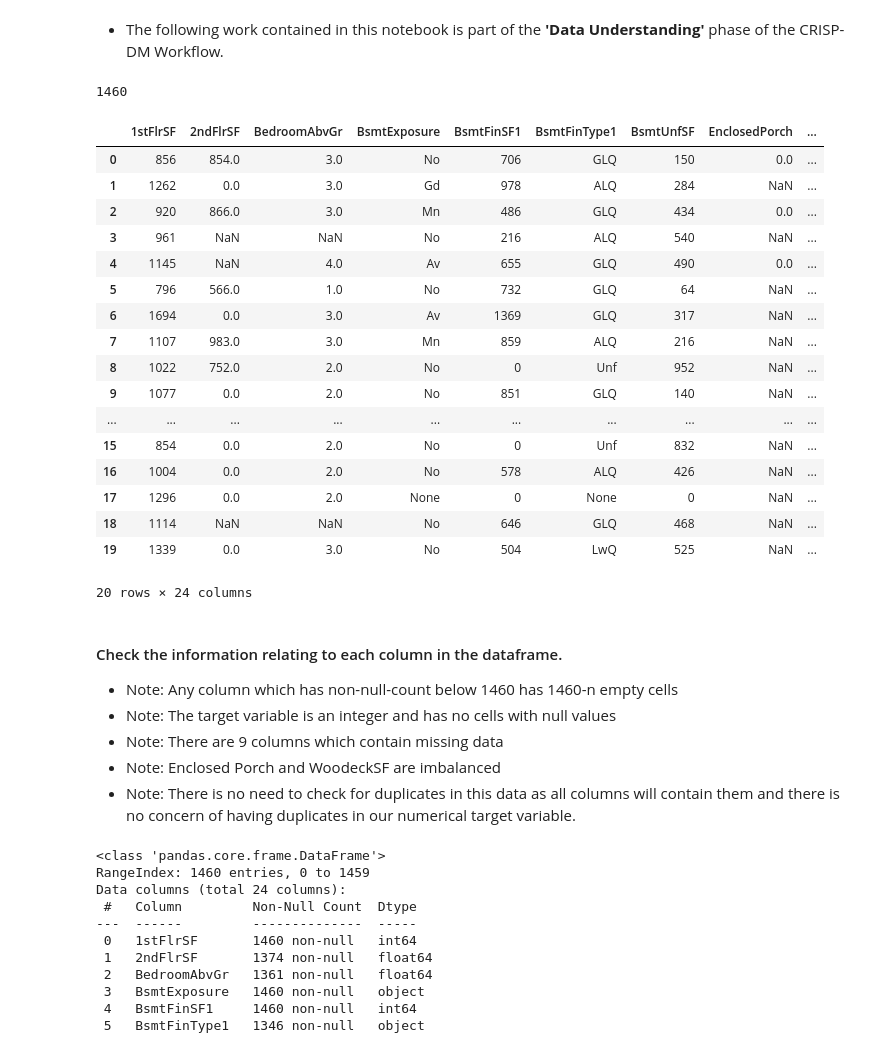
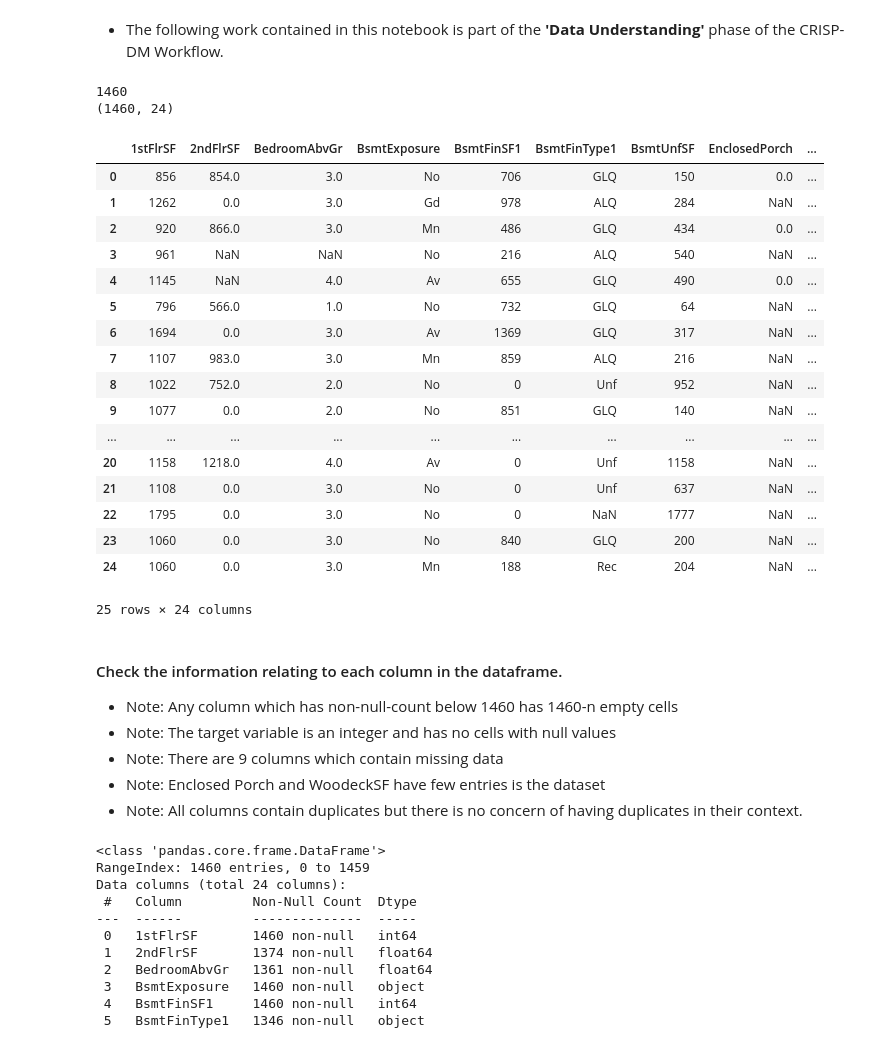
Before and after one commit to gfpkelly1986/milestone-project-heritage-housing-issues, a Jupyter notebook: jupyter_notebooks/Data-Collection.ipynb, the cells around one changed output. Drawn from its saved outputs; the diff is of its cells as text; code cells hidden in the pictures.

```diff
--- a/jupyter_notebooks/Data-Collection.ipynb
+++ b/jupyter_notebooks/Data-Collection.ipynb
@@ -114,36 +117,38 @@ Archive:  inputs/datasets/raw/housing-prices-data.zip
 # %%
 import pandas as pd
 
 df_house_prices_records = pd.read_csv(f"inputs/datasets/raw/house-price-20211124T154130Z-001/house-price/house_prices_records.csv")
 print(len(df_house_prices_records))
-df_house_prices_records.head(20)
+print(df_house_prices_records.shape)
+df_house_prices_records.head(25)
 # %% [output]
 1460
+(1460, 24)
 |  | 1stFlrSF | 2ndFlrSF | BedroomAbvGr | BsmtExposure | BsmtFinSF1 | BsmtFinType1 | BsmtUnfSF | EnclosedPorch | ... |
 | 0 | 856 | 854.0 | 3.0 | No | 706 | GLQ | 150 | 0.0 | ... |
 | 1 | 1262 | 0.0 | 3.0 | Gd | 978 | ALQ | 284 | NaN | ... |
 | 2 | 920 | 866.0 | 3.0 | Mn | 486 | GLQ | 434 | 0.0 | ... |
 | 3 | 961 | NaN | NaN | No | 216 | ALQ | 540 | NaN | ... |
 | 4 | 1145 | NaN | 4.0 | Av | 655 | GLQ | 490 | 0.0 | ... |
 | 5 | 796 | 566.0 | 1.0 | No | 732 | GLQ | 64 | NaN | ... |
 | 6 | 1694 | 0.0 | 3.0 | Av | 1369 | GLQ | 317 | NaN | ... |
 | 7 | 1107 | 983.0 | 3.0 | Mn | 859 | ALQ | 216 | NaN | ... |
 | 8 | 1022 | 752.0 | 2.0 | No | 0 | Unf | 952 | NaN | ... |
 | 9 | 1077 | 0.0 | 2.0 | No | 851 | GLQ | 140 | NaN | ... |
 | ... | ... | ... | ... | ... | ... | ... | ... | ... | ... |
-| 15 | 854 | 0.0 | 2.0 | No | 0 | Unf | 832 | NaN | ... |
-| 16 | 1004 | 0.0 | 2.0 | No | 578 | ALQ | 426 | NaN | ... |
-| 17 | 1296 | 0.0 | 2.0 | None | 0 | None | 0 | NaN | ... |
-| 18 | 1114 | NaN | NaN | No | 646 | GLQ | 468 | NaN | ... |
-| 19 | 1339 | 0.0 | 3.0 | No | 504 | LwQ | 525 | NaN | ... |
+| 20 | 1158 | 1218.0 | 4.0 | Av | 0 | Unf | 1158 | NaN | ... |
+| 21 | 1108 | 0.0 | 3.0 | No | 0 | Unf | 637 | NaN | ... |
+| 22 | 1795 | 0.0 | 3.0 | No | 0 | NaN | 1777 | NaN | ... |
+| 23 | 1060 | 0.0 | 3.0 | No | 840 | GLQ | 200 | NaN | ... |
+| 24 | 1060 | 0.0 | 3.0 | Mn | 188 | Rec | 204 | NaN | ... |
-20 rows × 24 columns
+25 rows × 24 columns
 # %% [markdown]
 #### Check the information relating to each column in the dataframe.
 - Note: Any column which has non-null-count below 1460 has 1460-n empty cells
 - Note: The target variable is an integer and has no cells with null values
 - Note: There are 9 columns which contain missing data
-- Note: Enclosed Porch and WoodeckSF are imbalanced
-- Note: There is no need to check for duplicates in this data as all columns will contain them and there is no concern of having duplicates in our numerical target variable.
+- Note: Enclosed Porch and WoodeckSF have few entries is the dataset
+- Note: All columns contain duplicates but there is no concern of having duplicates in their context.
 # %%
 df_house_prices_records.info()
 # %% [output]
```
Also changed, not shown: parts of 36 cells of this notebook.
